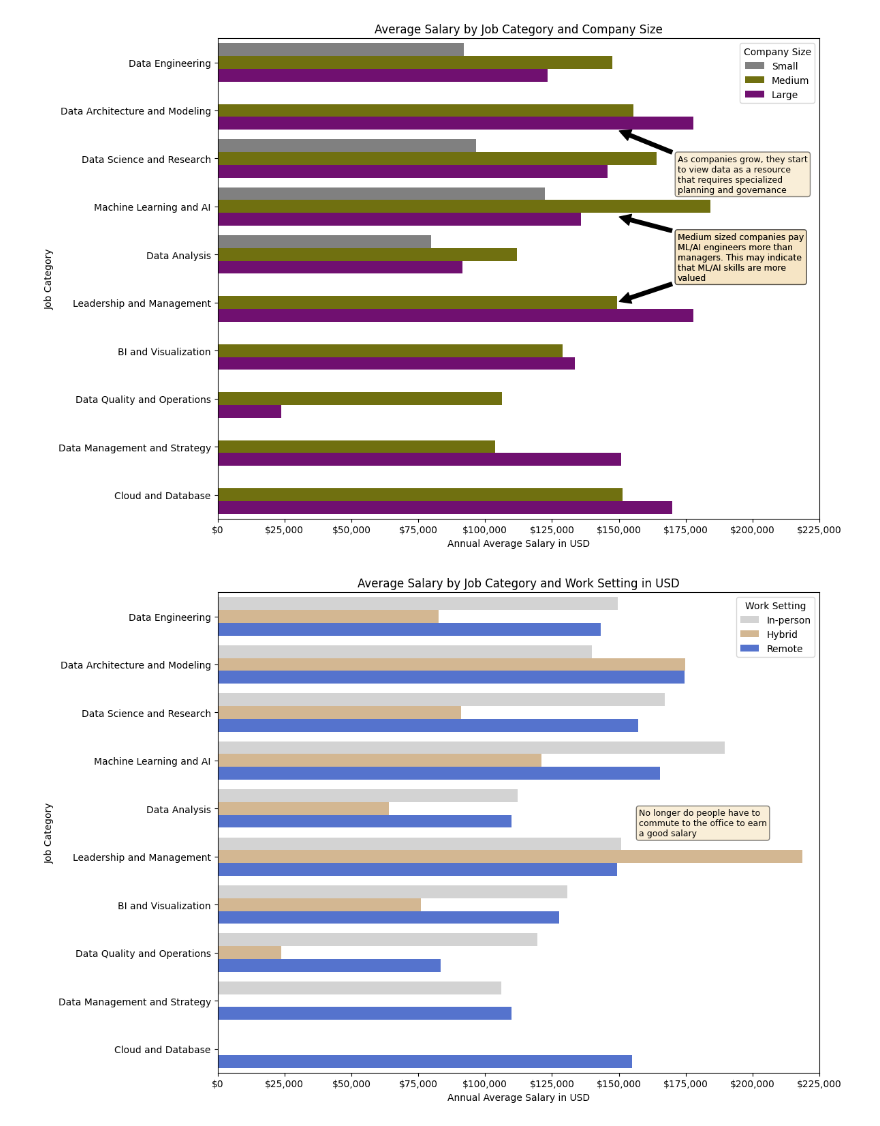
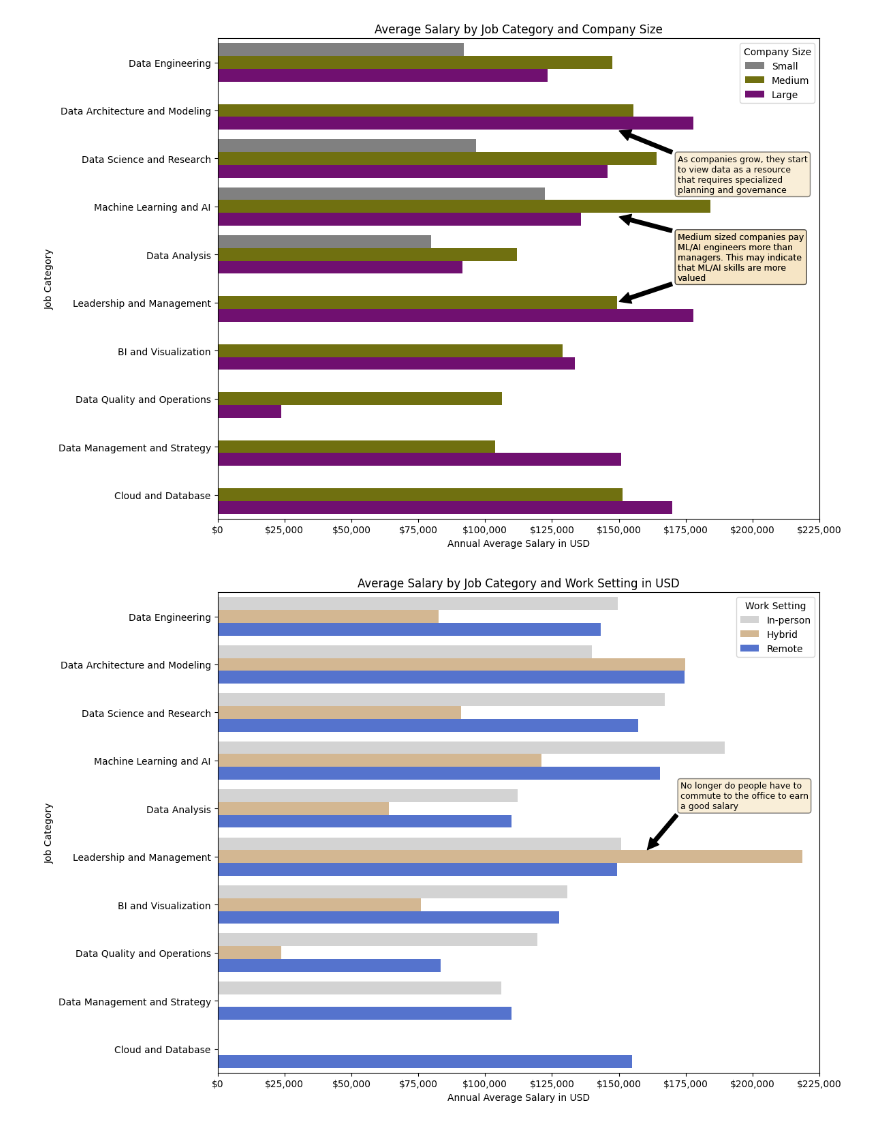
Before and after one commit to wwwinters/MSDS-670-Week-5-Assignment, a Jupyter notebook: src/WileyWinters_Week6_Assignment.ipynb, the cells around one changed output. Saved outputs shown, nothing was run; the diff lists cells and outputs as text; code cells hidden in the pictures.

```diff
--- a/src/WileyWinters_Week6_Assignment.ipynb
+++ b/src/WileyWinters_Week6_Assignment.ipynb
@@ -282,20 +282,20 @@ fig.savefig('../images/aveCatSize.png', bbox_inches='tight', dpi=300)
 # %%
 # Average Salary by job category and work setting
 fig, ax = plt.subplots(figsize=(12,8))
 ax.xaxis.set_major_formatter(mtick.StrMethodFormatter('${x:,.0f}'))
 ax.set(xlabel='Annual Average Salary in USD', ylabel='Job Category',
        title='Average Salary by Job Category and Work Setting in USD', xlim=(0,225000))
 hue_order = ['In-person', 'Hybrid', 'Remote']
 bar_colors = ['lightgrey', 'burlywood', 'royalblue']
 props = dict(boxstyle='round', facecolor='wheat', alpha=0.5)
 sns.barplot(data=jobs_df, x='salary_in_usd', y='job_category', hue='work_setting',
             hue_order=hue_order, palette=bar_colors, ci=None)
 ax.legend(title='Work Setting')
 text1 = '\n'.join(('No longer do people have to',
                    'commute to the office to earn',
                    'a good salary'))
-ax.text(0.7, 0.55, text1, transform=ax.transAxes, fontsize=9,
-        verticalalignment='top', bbox=props)
+ax.annotate(text1, xytext=(173000,4.0), xy=(160000,4.9), bbox=props,
+            fontsize=9, arrowprops=dict(facecolor='black', shrink=0.05))
 fig.savefig('../images/aveCatWork.png', bbox_inches='tight', dpi=300)
 # %% [output]
-[figure, old version]
+[figure, new version]
```
Also changed, not shown: parts of 1 cell of this notebook, 6 other files.
